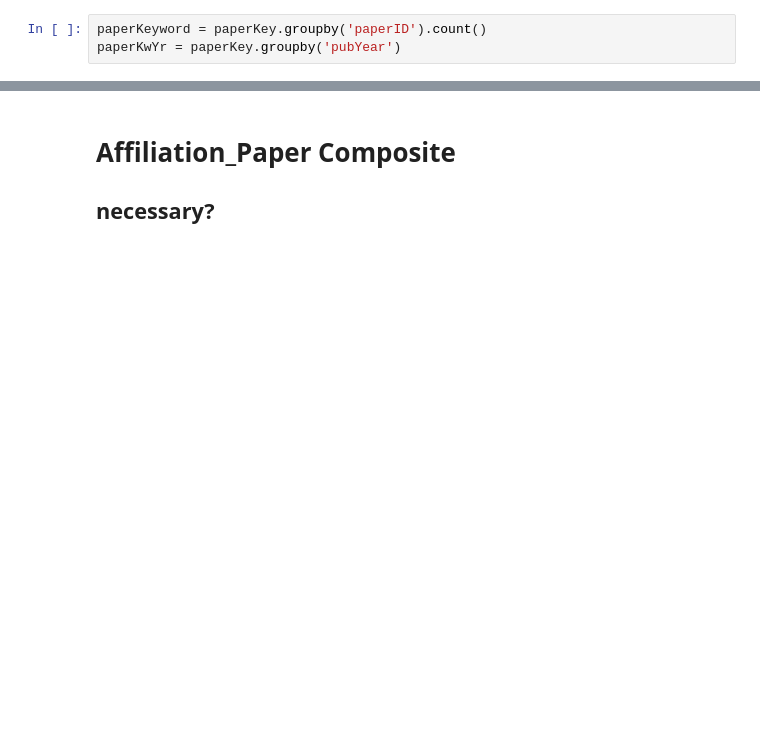
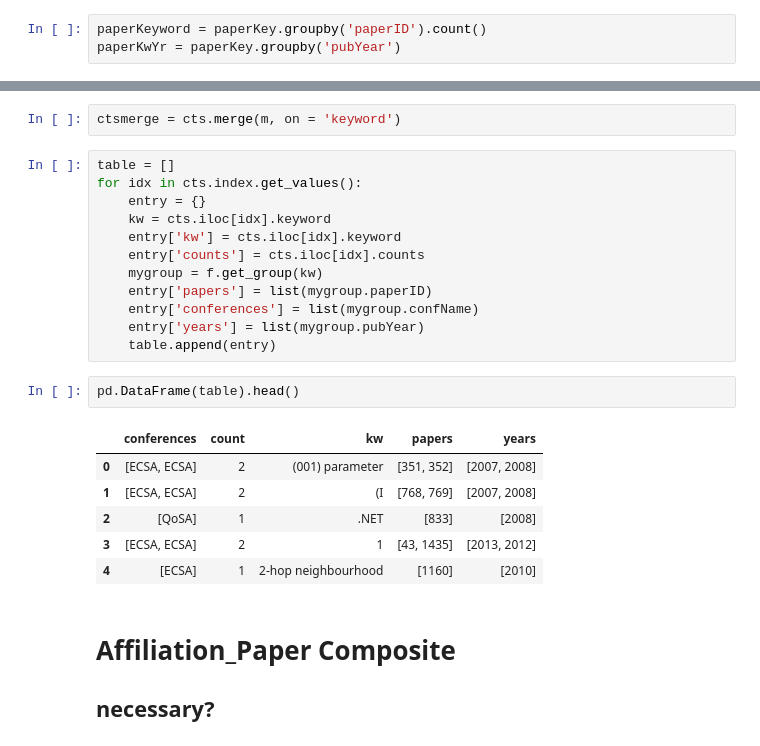
Before and after one commit to noveroa/DataBases, a Jupyter notebook: sqlStart/newSqlNotebooknew_compositesadded.ipynb, the cells around one changed output, grey strips where cells are left out. Cells and saved outputs as stored; diff of their text form; blank space fills up the shorter version.

```diff
--- a/sqlStart/newSqlNotebooknew_compositesadded.ipynb
+++ b/sqlStart/newSqlNotebooknew_compositesadded.ipynb
@@ -355,3 +226,26 @@ KeywordFreq.get_group('aspectual concept')
+# %%
+ctsmerge = cts.merge(m, on = 'keyword')
+# %%
+table = []
+for idx in cts.index.get_values():
+    entry = {}
+    kw = cts.iloc[idx].keyword
+    entry['kw'] = cts.iloc[idx].keyword
+    entry['counts'] = cts.iloc[idx].counts
+    mygroup = f.get_group(kw)
+    entry['papers'] = list(mygroup.paperID)
+    entry['conferences'] = list(mygroup.confName)
+    entry['years'] = list(mygroup.pubYear)
+    table.append(entry)
+# %%
+pd.DataFrame(table).head()
+# %% [output]
+|  | conferences | count | kw | papers | years |
+| 0 | [ECSA, ECSA] | 2 | (001) parameter | [351, 352] | [2007, 2008] |
+| 1 | [ECSA, ECSA] | 2 | (I | [768, 769] | [2007, 2008] |
+| 2 | [QoSA] | 1 | .NET | [833] | [2008] |
+| 3 | [ECSA, ECSA] | 2 | 1 | [43, 1435] | [2013, 2012] |
+| 4 | [ECSA] | 1 | 2-hop neighbourhood | [1160] | [2010] |
 # %% [markdown]
 # Affiliation_Paper Composite
 ## necessary?
```
Also changed, not shown: parts of 42 cells of this notebook, 7 other files.
